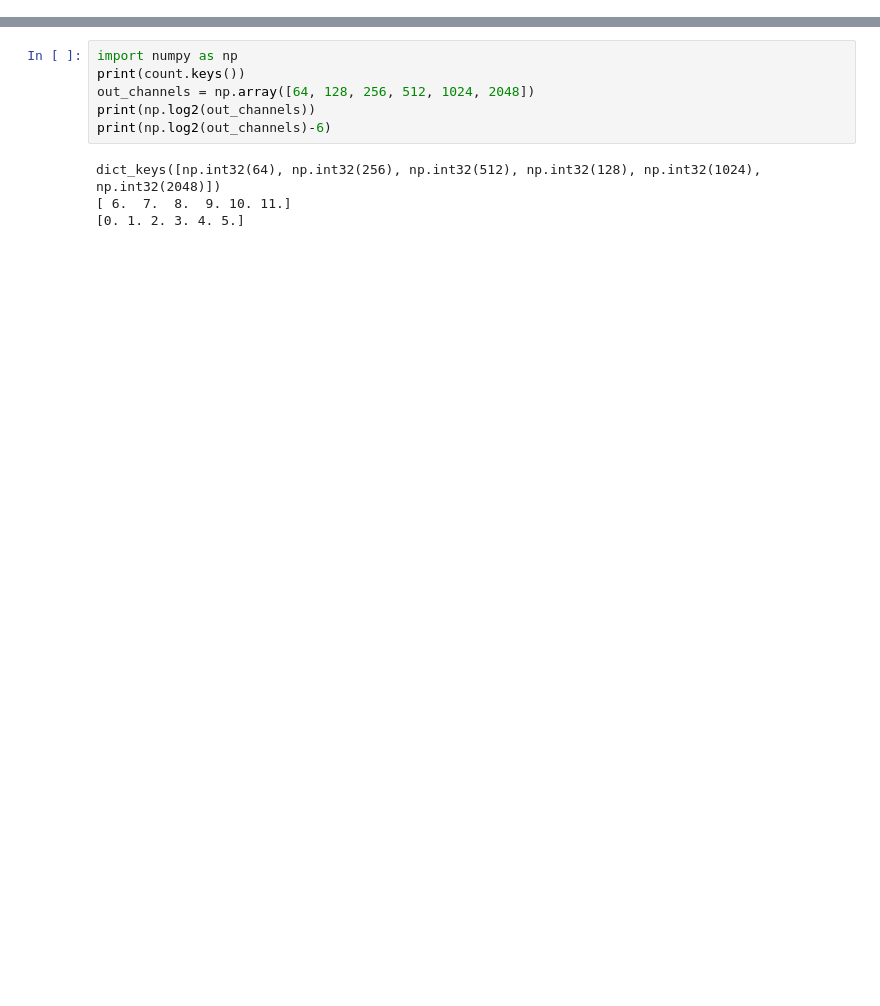
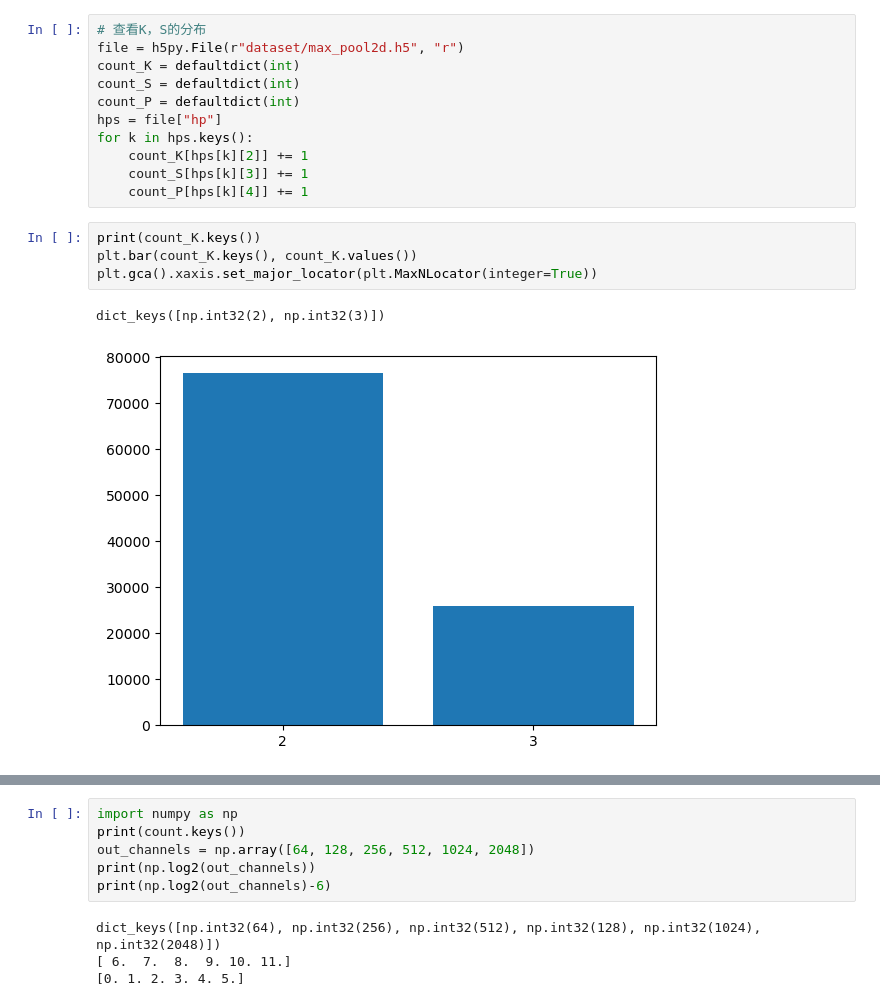
Before and after one commit to dakangaa/DeepTheft, a Jupyter notebook: data_view.ipynb, the cells around one changed output, grey strips where cells are left out. Saved outputs shown, nothing was run; the diff lists cells and outputs as text; blank space fills up the shorter version.

```diff
--- a/data_view.ipynb
+++ b/data_view.ipynb
@@ -9,0 +36,18 @@ defaultdict(<class 'int'>, {np.int32(64): 201640, np.int32(256): 1084480, np.int
+# %%
+# 查看K，S的分布
+file = h5py.File(r"dataset/max_pool2d.h5", "r")
+count_K = defaultdict(int)
+count_S = defaultdict(int)
+count_P = defaultdict(int)
+hps = file["hp"]
+for k in hps.keys():
+    count_K[hps[k][2]] += 1
+    count_S[hps[k][3]] += 1
+    count_P[hps[k][4]] += 1
+# %%
+print(count_K.keys())
+plt.bar(count_K.keys(), count_K.values())
+plt.gca().xaxis.set_major_locator(plt.MaxNLocator(integer=True))
+# %% [output]
+dict_keys([np.int32(2), np.int32(3)])
+[figure, added]
```
Also changed, not shown: parts of 7 cells of this notebook, 51 other files.
